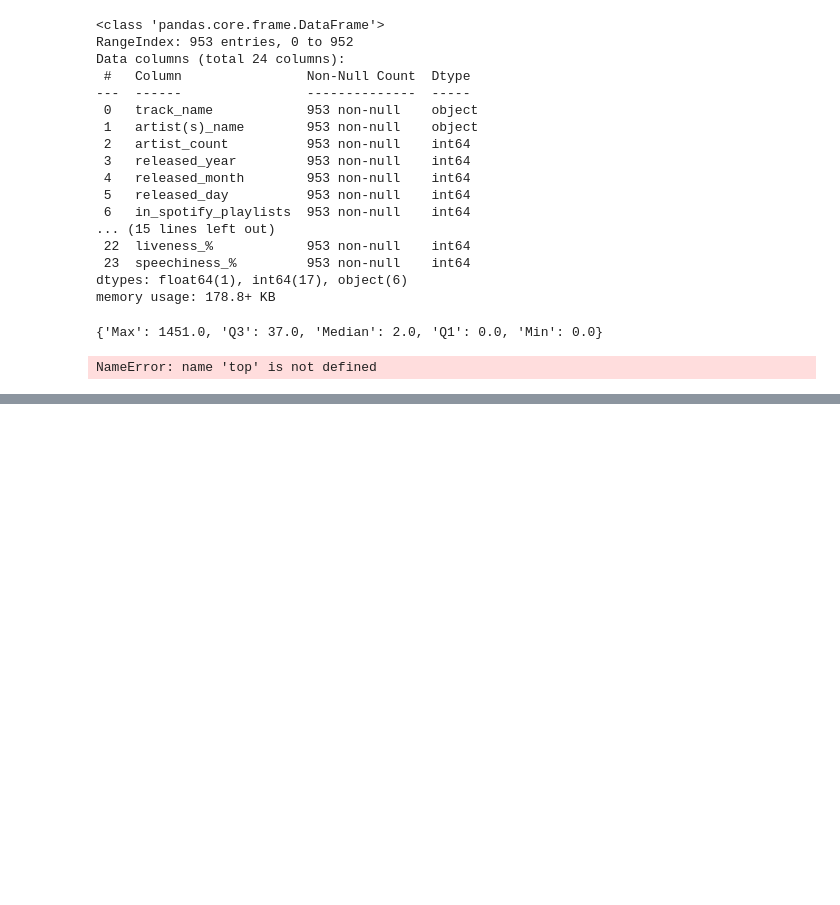
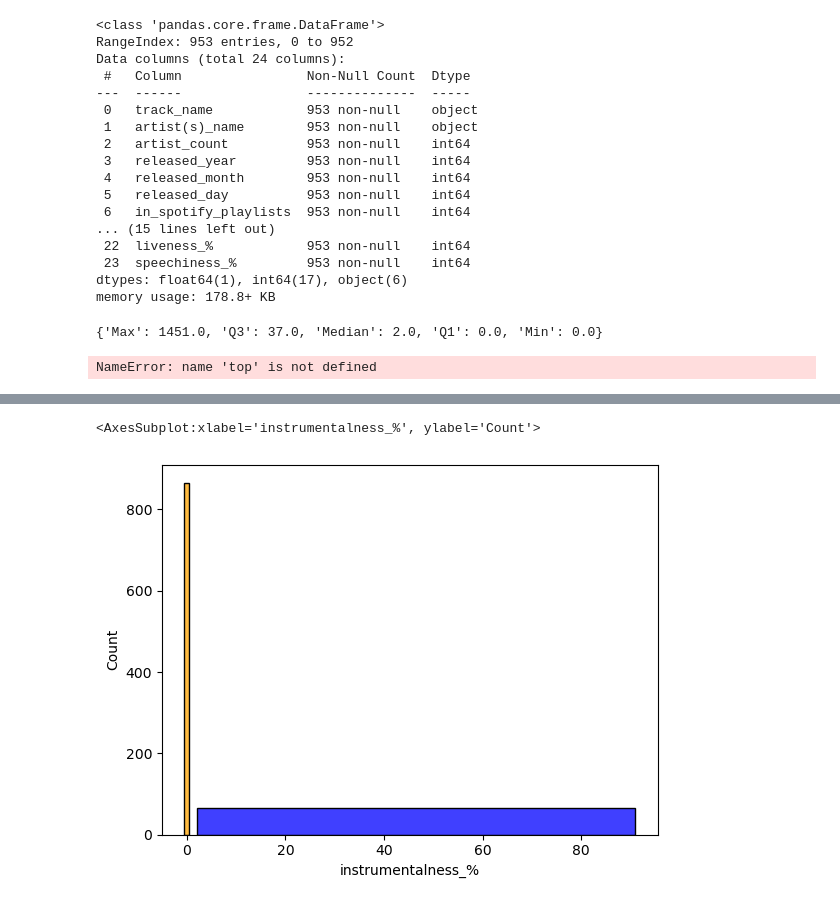
Before and after one commit to ReapersOne/AI, a Jupyter notebook: Semester 1/Spotify2023/Spotify2023.ipynb, the cells around one changed output, grey strips where cells are left out. Cells and saved outputs as stored; diff of their text form; code cells hidden in the pictures; blank space fills up the shorter version.

```diff
--- a/Semester 1/Spotify2023/Spotify2023.ipynb
+++ b/Semester 1/Spotify2023/Spotify2023.ipynb
@@ -63,0 +61,13 @@ KeyError: 'uses_instruments'
+# %%
+df_useinstruments = df[df['instrumentalness_%'] <= 0]
+df_noinstruments = df[df['instrumentalness_%'] > 1]
+
+def overlayHistograms(bottom, top, x, bins):
+    sns.histplot(data=bottom, x=x, bins=bins, color='orange')
+    sns.histplot(data=top, x=x, bins=bins, color='blue')
+# %%
+sns.histplot(data=df_useinstruments, x='instrumentalness_%', bins=1, color="orange")
+sns.histplot(data=df_noinstruments, x='instrumentalness_%', bins=1, color="blue")
+# %% [output]
+<AxesSubplot:xlabel='instrumentalness_%', ylabel='Count'>
+[figure, added]
```
Also changed, not shown: parts of 3 cells of this notebook, 1 other file.
